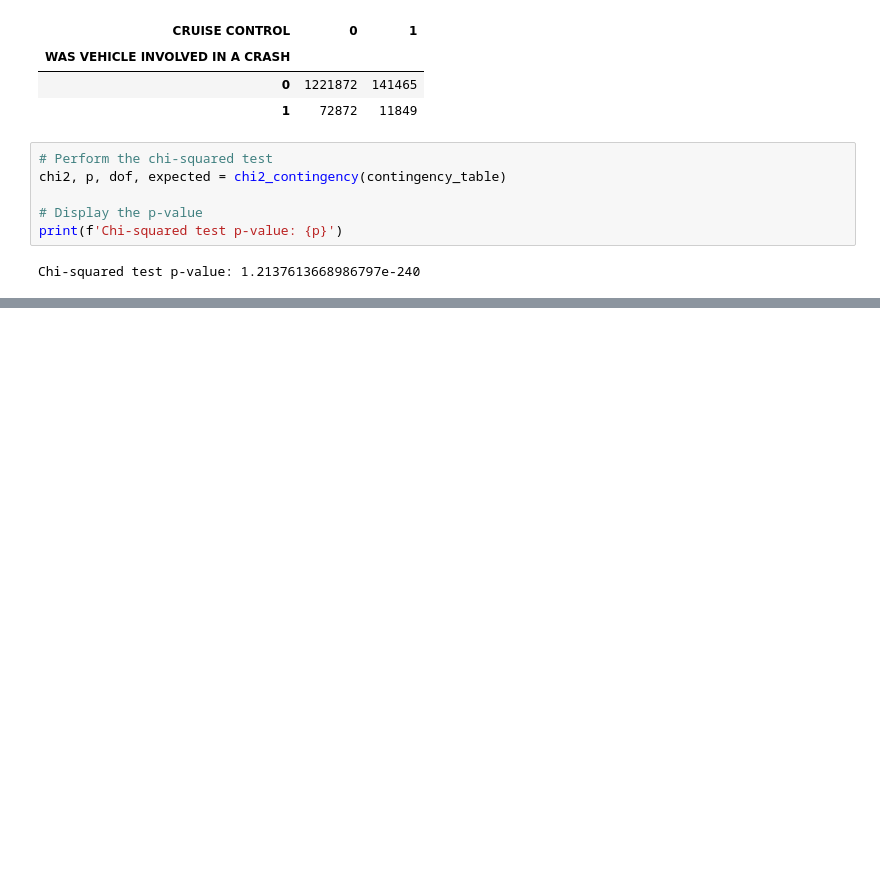
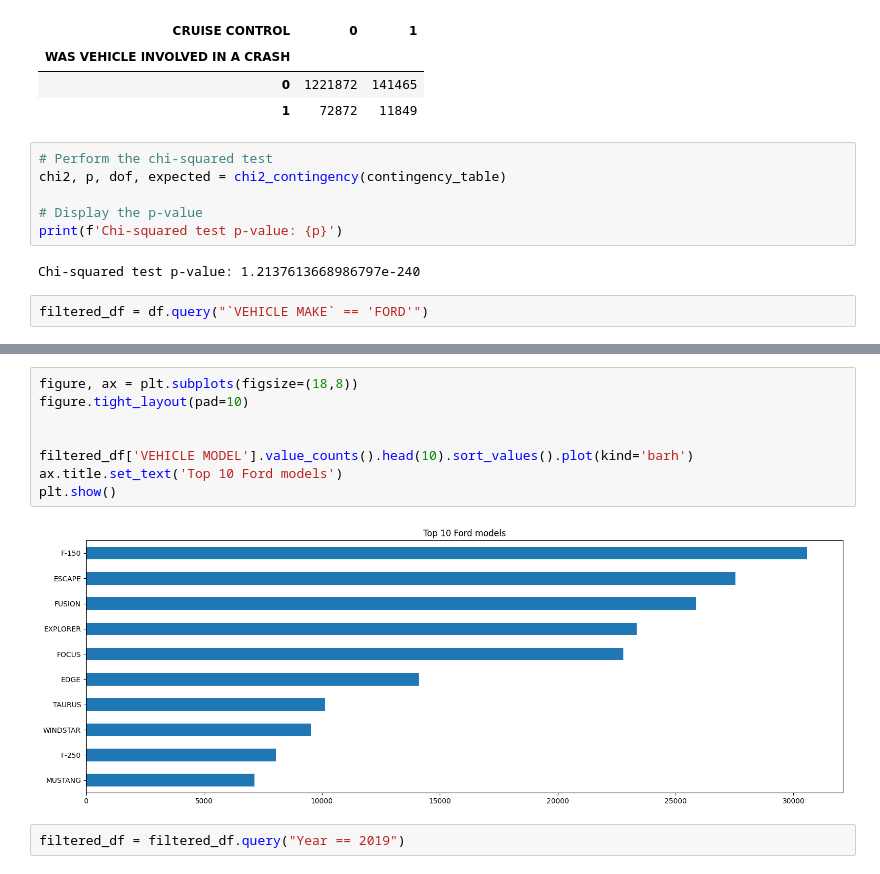
Before and after one commit to capofwesh20/Analysis-of-NHTSA-complaints, a Jupyter notebook: Car_Analysis_EDA.ipynb, the cells around one changed output, grey strips where cells are left out. Drawn from its saved outputs; the diff is of its cells as text; blank space fills up the shorter version.

```diff
--- a/Car_Analysis_EDA.ipynb
+++ b/Car_Analysis_EDA.ipynb
@@ -251,3 +298,5 @@ chi2, p, dof, expected = chi2_contingency(contingency_table)
 print(f'Chi-squared test p-value: {p}')
 # %% [output]
 Chi-squared test p-value: 1.2137613668986797e-240
+# %%
+filtered_df = df.query("`VEHICLE MAKE` == 'FORD'")
@@ -253,0 +312,12 @@ Chi-squared test p-value: 1.2137613668986797e-240
+# %%
+figure, ax = plt.subplots(figsize=(18,8))
+figure.tight_layout(pad=10)
+
+
+filtered_df['VEHICLE MODEL'].value_counts().head(10).sort_values().plot(kind='barh')
+ax.title.set_text('Top 10 Ford models')
+plt.show()
+# %% [output]
+[figure, added]
+# %%
+filtered_df = filtered_df.query("Year == 2019")
```
Also changed, not shown: parts of 20 cells of this notebook.
